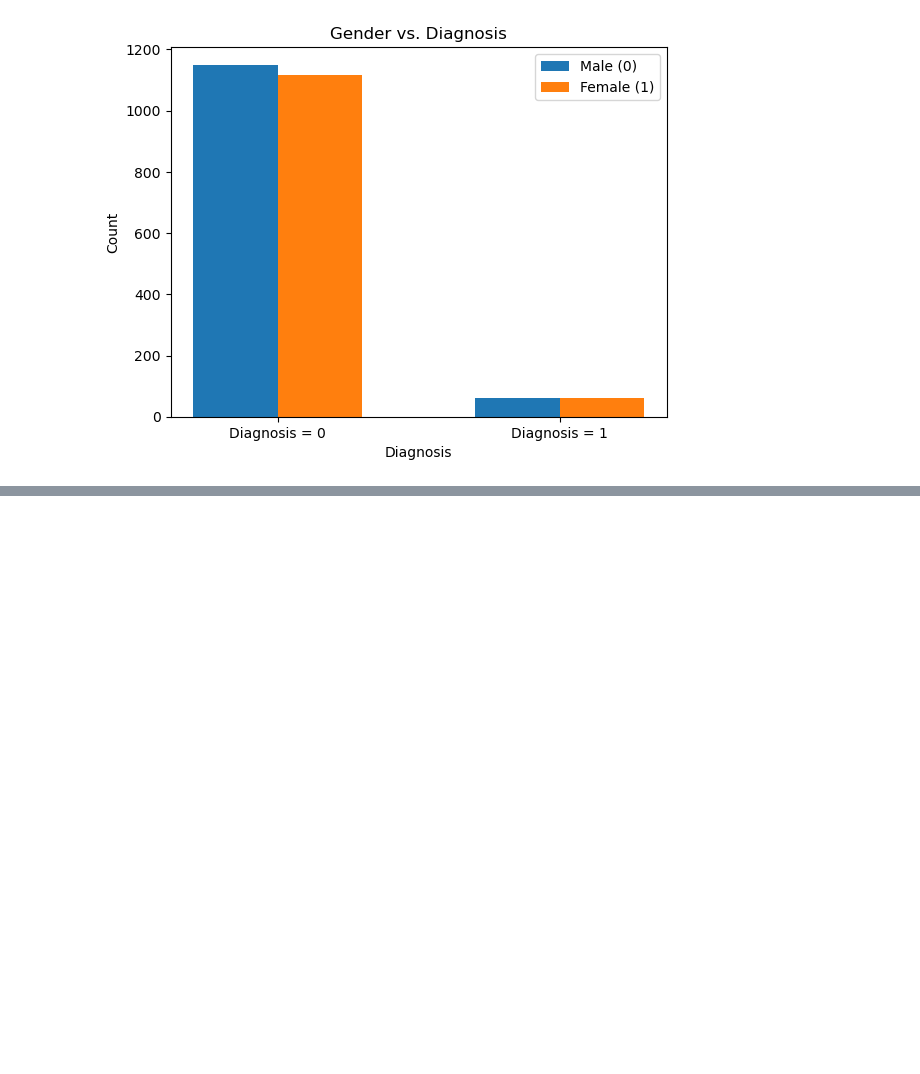
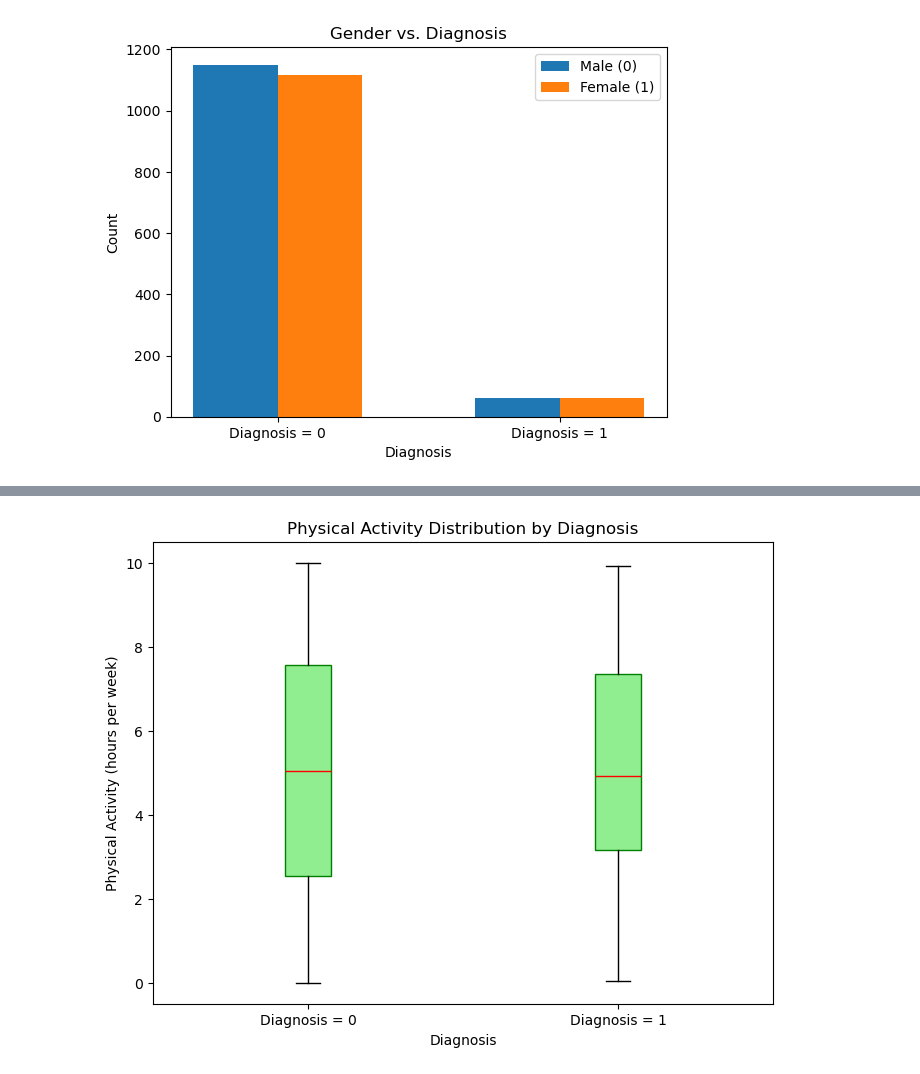
Before and after one commit to Lauren-N/CPSC322-Final-Project, a Jupyter notebook: ProjectProposal.ipynb, the cells around one changed output, grey strips where cells are left out. Saved outputs shown, nothing was run; the diff lists cells and outputs as text; code cells hidden in the pictures; blank space fills up the shorter version.

```diff
--- a/ProjectProposal.ipynb
+++ b/ProjectProposal.ipynb
@@ -200,0 +334,34 @@ bar_chart(labels, counts, "Gender vs. Diagnosis")
+# %%
+# PhysicalActivity vs Diagnosis
+physical_activity_values = [float(val) for val in utils.get_column(table, headers, "PhysicalActivity")]
+# Assuming diagnosis values (0 or 1) are in another column
+diagnosis_values = [int(val) for val in utils.get_column(table, headers, "Diagnosis")]
+
+# Creating two lists for the physical activity values for each diagnosis category
+activity_diagnosis_0 = [activity for activity, diag in zip(physical_activity_values, diagnosis_values) if diag == 0]
+activity_diagnosis_1 = [activity for activity, diag in zip(physical_activity_values, diagnosis_values) if diag == 1]
+
+# Plotting box plot
+def box_plot(activity_diagnosis_0, activity_diagnosis_1, title):
+    plt.figure(figsize=(8, 6))
+
+    # Data for the box plot: one box for Diagnosis = 0 and one for Diagnosis = 1
+    data = [activity_diagnosis_0, activity_diagnosis_1]
+
+    # Creating the box plot
+    plt.boxplot(data, vert=True, patch_artist=True,
+                labels=['Diagnosis = 0', 'Diagnosis = 1'],
+                boxprops=dict(facecolor='lightgreen', color='green'),
+                medianprops=dict(color='red'))
+
+    # Adding labels and title
+    plt.xlabel('Diagnosis')
+    plt.ylabel('Physical Activity (hours per week)')
+    plt.title(title)
+
+    plt.show()
+
+# Calling the box plot function with the data
+box_plot(activity_diagnosis_0, activity_diagnosis_1, "Physical Activity Distribution by Diagnosis")
+# %% [output]
+[figure, added]
```
Also changed, not shown: parts of 7 cells of this notebook.
